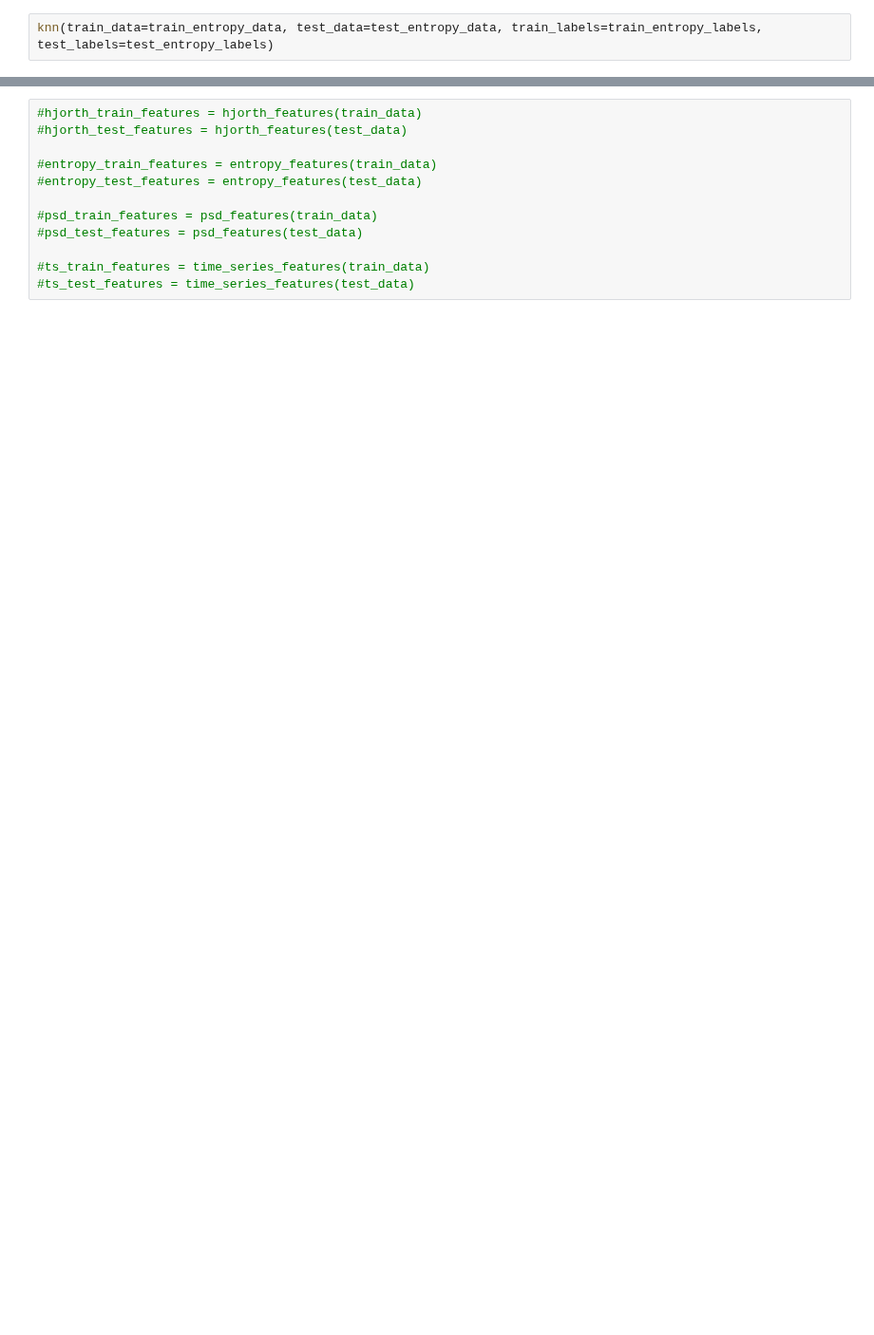
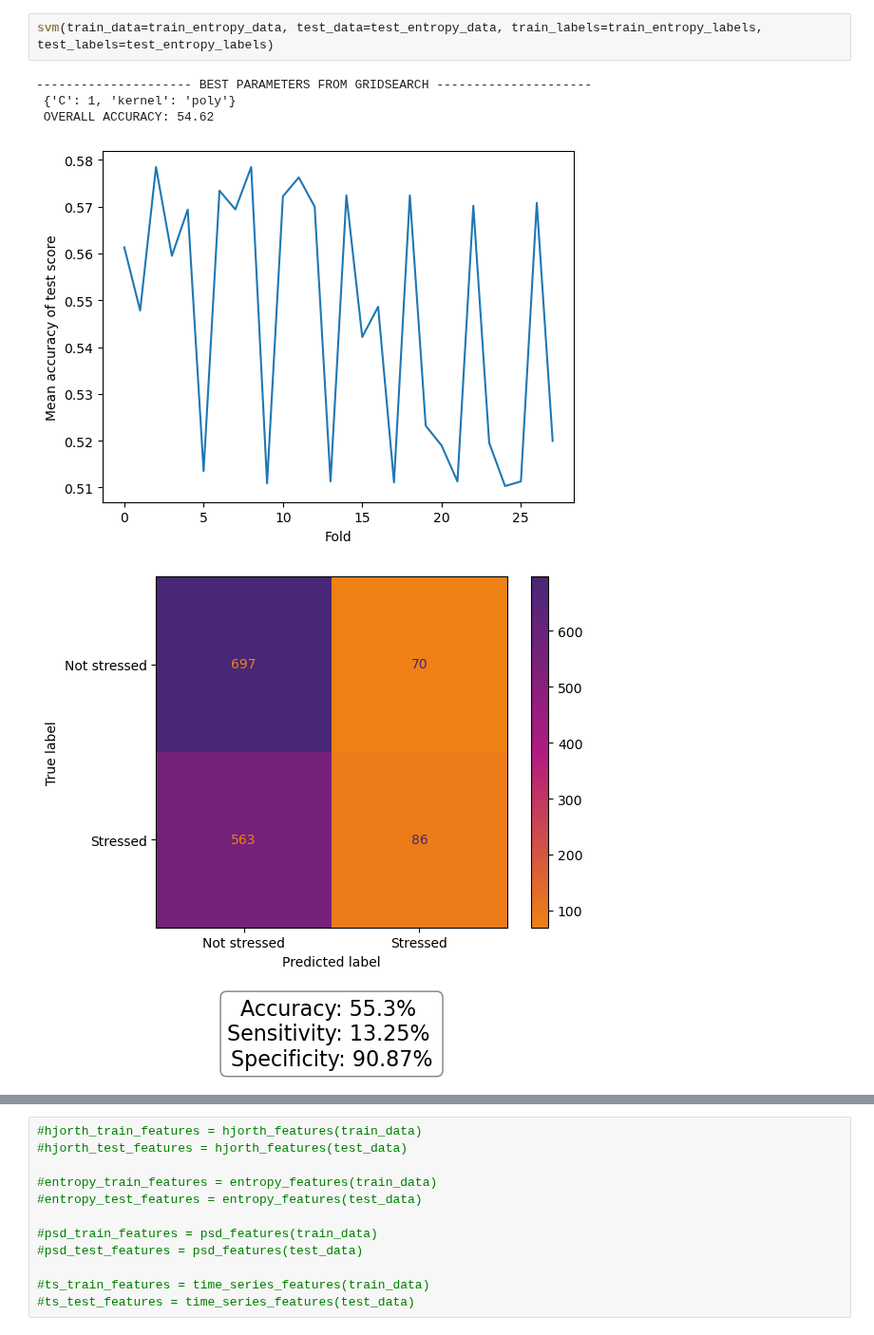
Before and after one commit to idamand/stress_detection_EEG, a Jupyter notebook: test3.ipynb, the cells around one changed output, grey strips where cells are left out. Shown at 95% size. Cells and saved outputs as stored; diff of their text form; blank space fills up the shorter version.

```diff
--- a/test3.ipynb
+++ b/test3.ipynb
@@ -16,5 +134,11 @@ train_entropy_data, test_entropy_data, train_entropy_labels, test_entropy_labels
 # %%
-knn(train_data=train_entropy_data, test_data=test_entropy_data, train_labels=train_entropy_labels, test_labels=test_entropy_labels)
+svm(train_data=train_entropy_data, test_data=test_entropy_data, train_labels=train_entropy_labels, test_labels=test_entropy_labels)
+# %% [output]
+--------------------- BEST PARAMETERS FROM GRIDSEARCH ---------------------
+ {'C': 1, 'kernel': 'poly'}
+ OVERALL ACCURACY: 54.62
+[figure, added]
+[figure, added]
 # %%
 hjorth = 'hjorth'
 hjorth_train_data, hjorth_test_data, hjorth_train_labels, hjorth_test_labels = prepare_data(data_type=data_type, label_type=label_type, epoch_duration=epoch_duration, feature_type=hjorth)
```
Also changed, not shown: parts of 9 cells of this notebook, 31 other files.
